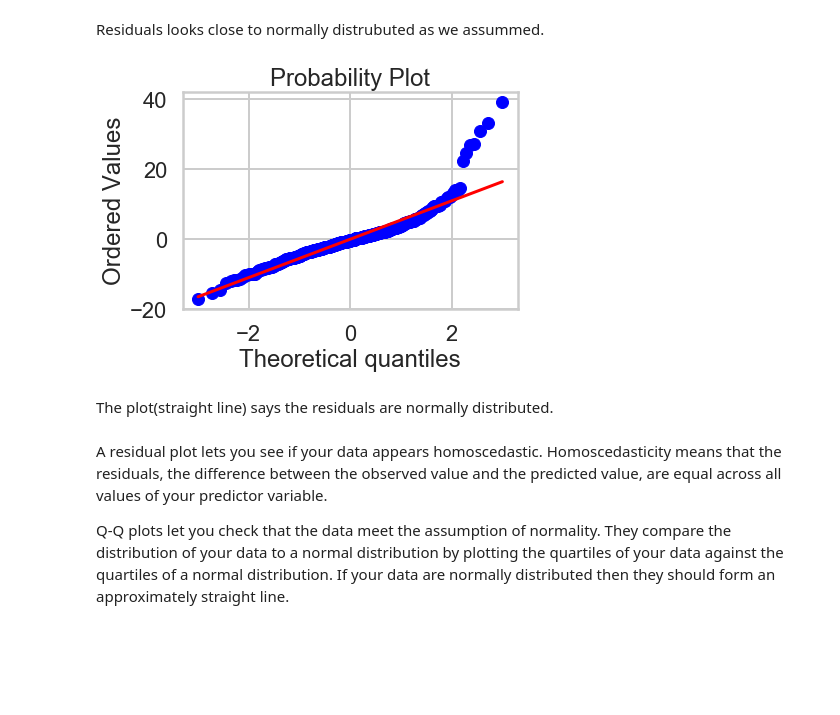
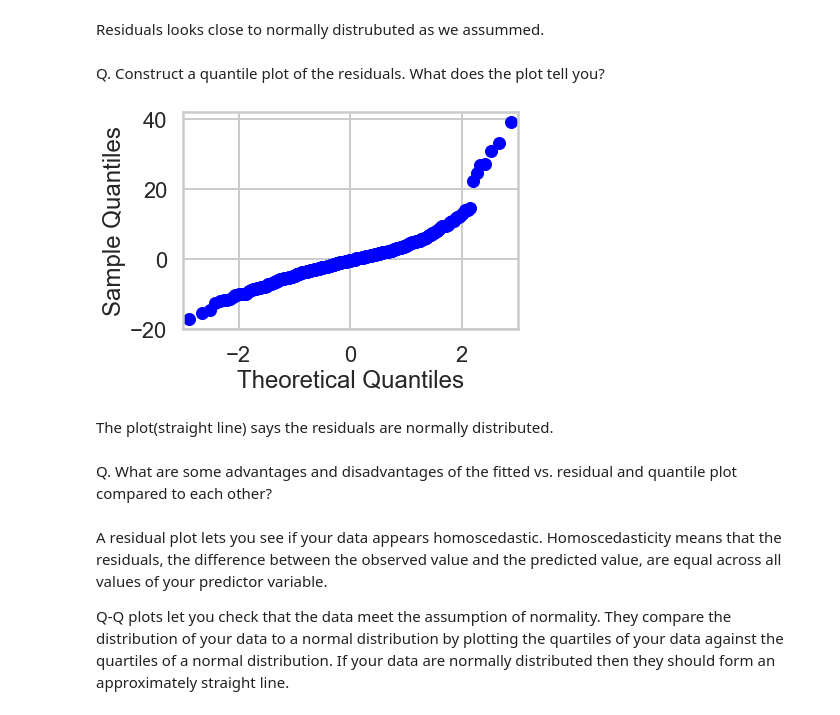
Before and after one commit to Anandpatil412/DSC, a Jupyter notebook: Linear_regression/Mini_Project_Linear_Regression.ipynb, the cells around one changed output. Cells and saved outputs as stored; diff of their text form; code cells hidden in the pictures; blank space fills up the shorter version.

```diff
--- a/Linear_regression/Mini_Project_Linear_Regression.ipynb
+++ b/Linear_regression/Mini_Project_Linear_Regression.ipynb
@@ -992,14 +1009,19 @@ plt.show()
 [figure]
 # %% [markdown]
 Residuals looks close to normally distrubuted as we assummed.
+# %% [markdown]
+Q. Construct a quantile plot of the residuals. What does the plot tell you?
 # %%
 # Quantile plot
-stats.probplot(fitted.resid, dist="norm", plot=plt)
+res = fitted.resid # residuals
+fig = sm.qqplot(res)
 plt.show()
 # %% [output]
-[figure, old version]
+[figure, new version]
 # %% [markdown]
 The plot(straight line) says the residuals are normally distributed.
+# %% [markdown]
+Q. What are some advantages and disadvantages of the fitted vs. residual and quantile plot compared to each other?
 # %% [markdown]
 A residual plot lets you see if your data appears homoscedastic. Homoscedasticity means that the residuals, the difference between the observed value and the predicted value, are equal across all values of your predictor variable.
 
```
Also changed, not shown: parts of 28 cells of this notebook.
